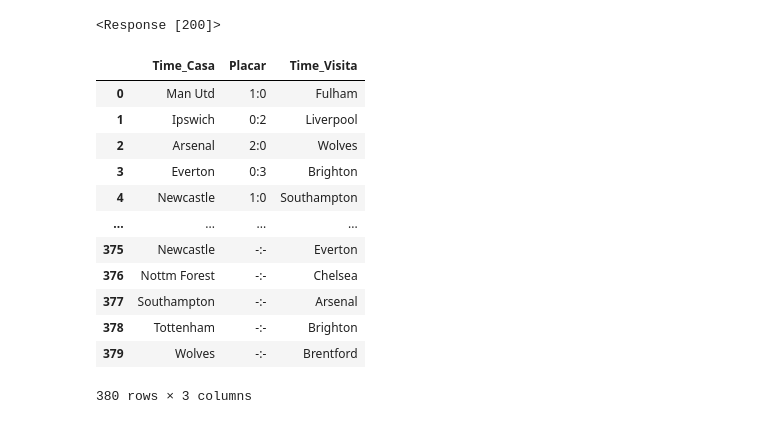
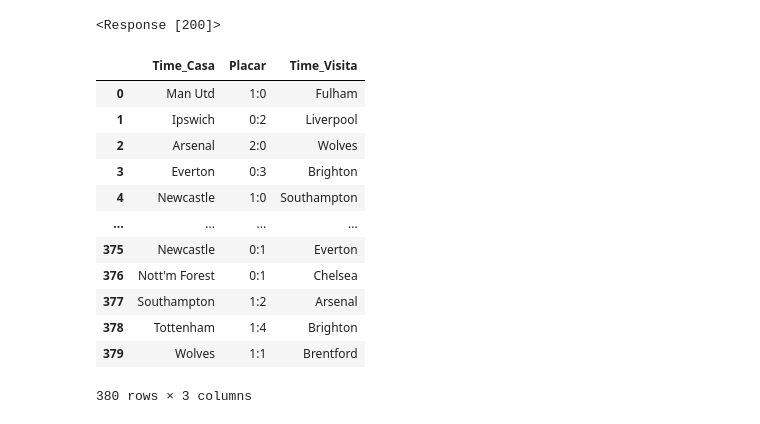
Before and after one commit to Willian-Fagundes/Visualiza--o-Dados-Premier-League, a Jupyter notebook: 4_Scripts/extract-transfermkt.ipynb, the cells around one changed output. Cells and saved outputs as stored; diff of their text form; code cells hidden in the pictures.

```diff
--- a/4_Scripts/extract-transfermkt.ipynb
+++ b/4_Scripts/extract-transfermkt.ipynb
@@ -18,7 +18,7 @@ response
 site = BeautifulSoup(response.text, 'html.parser')
 # %%
 # Coletar todos os resultados e nomes dos times
-url = 'https://www.transfermarkt.com.br/premier-league/gesamtspielplan/wettbewerb/GB1?saison_id=2023&spieltagVon=1&spieltagBis=38'
+url = 'https://www.transfermarkt.com.br/premier-league/gesamtspielplan/wettbewerb/GB1?saison_id=2024&spieltagVon=1&spieltagBis=38'
 headers = {'User-Agent':'Mozilla/5.0 (Macintosh; Intel Mac OS X 10_15_7) AppleWebKit/537.36 (KHTML, like Gecko) Chrome/131.0.0.0 Safari/537.36'}
 site(url, headers = headers)
 
@@ -26,38 +26,38 @@ placar_list = []
 time_casa_list = []
 time_visita_list = []
 #encontrando o placar
 placar = site.find_all('td', class_ = 'zentriert hauptlink')
 for item in placar:
     placar_list.append(item.get_text(strip=True))
 #Time da casa
 time_casa = site.find_all('td', class_ = 'text-right no-border-rechts hauptlink')
 for item in time_casa:
     time_casa_list.append(item.get_text(strip=True))
 #Time visitante
 time_visita = site.find_all('td', class_ = 'no-border-links hauptlink')
 for item in time_visita:
     time_visita_list.append(item.get_text(strip=True))
 #DataFrame com os dados
 resultado = pd.DataFrame({
         'Time_Casa': time_casa_list,
         'Placar': placar_list,
         'Time_Visita': time_visita_list})
 
 resultado_tratado = resultado.apply(lambda col: col.str.replace(r'\(.*?\)', '', regex=True) if col.dtypes == 'object' else col)
 resultado_tratado
 # %% [output]
 |  | Time_Casa | Placar | Time_Visita |
 | 0 | Man Utd | 1:0 | Fulham |
 | 1 | Ipswich | 0:2 | Liverpool |
 | 2 | Arsenal | 2:0 | Wolves |
 | 3 | Everton | 0:3 | Brighton |
 | 4 | Newcastle | 1:0 | Southampton |
 | ... | ... | ... | ... |
-| 375 | Newcastle | -:- | Everton |
-| 376 | Nottm Forest | -:- | Chelsea |
-| 377 | Southampton | -:- | Arsenal |
-| 378 | Tottenham | -:- | Brighton |
-| 379 | Wolves | -:- | Brentford |
+| 375 | Newcastle | 0:1 | Everton |
+| 376 | Nott'm Forest | 0:1 | Chelsea |
+| 377 | Southampton | 1:2 | Arsenal |
+| 378 | Tottenham | 1:4 | Brighton |
+| 379 | Wolves | 1:1 | Brentford |
 380 rows × 3 columns
 # %%
 resultado_tratado[~resultado_tratado['Placar'].str.contains('-:-', case=False, na=False)]
```
Also changed, not shown: parts of 5 cells of this notebook, 1 other file.
